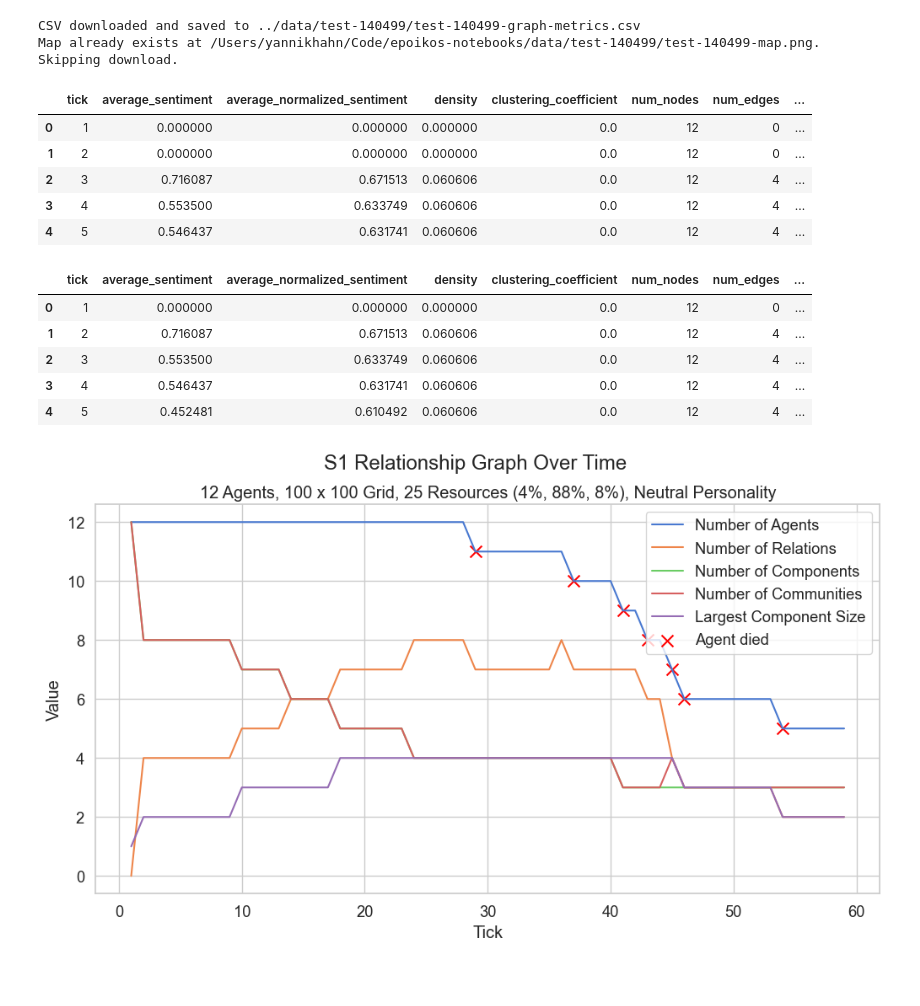
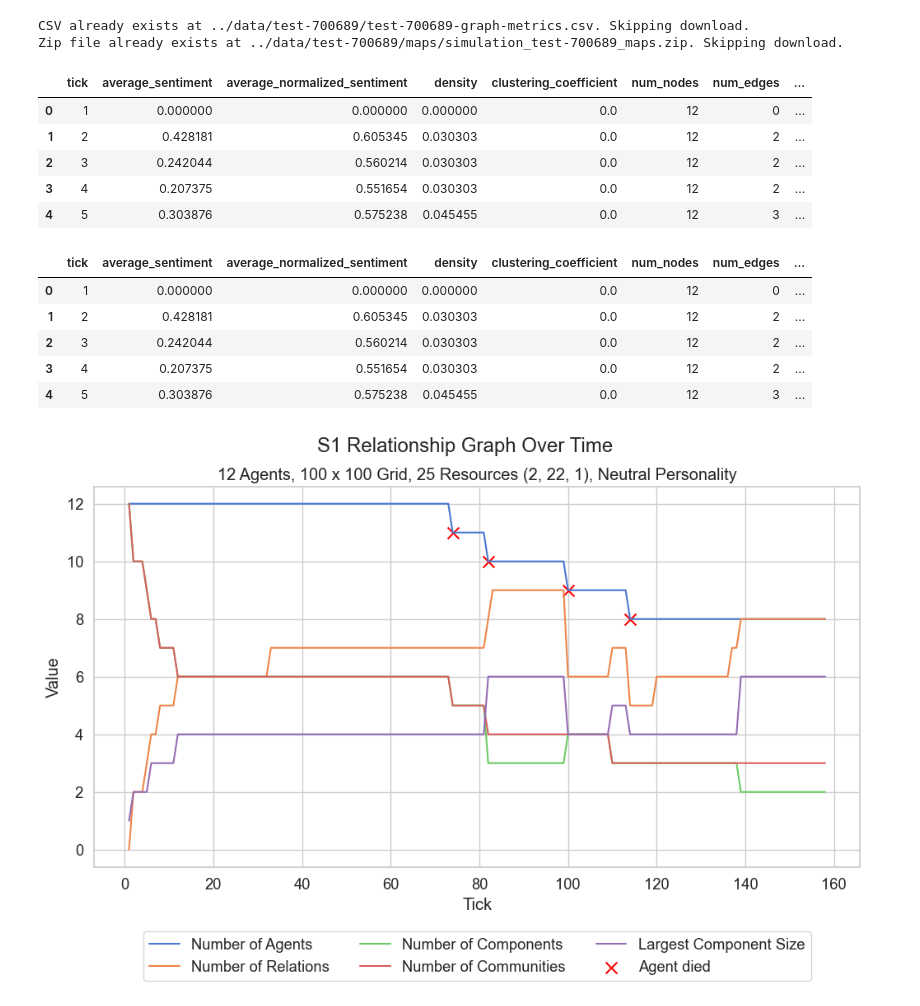
Before and after one commit to epoikos-project/notebooks, a Jupyter notebook: plots/relationship_graph.ipynb, the cells around one changed output. Saved outputs shown, nothing was run; the diff lists cells and outputs as text; code cells hidden in the pictures; blank space fills up the shorter version.

Commit message:
feat: add full map download

```diff
--- a/plots/relationship_graph.ipynb
+++ b/plots/relationship_graph.ipynb
@@ -11,25 +11,27 @@ import seaborn as sns
 import matplotlib.pyplot as plt
 import pandas as pd
 # %%
-simulation_id = "test-140499"
+
+simulation_id = "test-700689"
 personality = "Neutral Personality"
+redownload = False
 
 data_dir = os.path.abspath(os.path.join("..", "data", simulation_id))
 
-download_relationship_metrics_csv(simulation_id=simulation_id, redownload=False)
-download_map(simulation_id=simulation_id)
+download_relationship_metrics_csv(simulation_id=simulation_id, redownload=redownload)
+download_all_maps(simulation_id=simulation_id, redownload=redownload)
 df = read_relationship_metrics_csv(simulation_id=simulation_id)
 
 df.head()
 # %% [output]
-CSV downloaded and saved to ../data/test-140499/test-140499-graph-metrics.csv
-Map already exists at /Users/yannikhahn/Code/epoikos-notebooks/data/test-140499/test-140499-map.png. Skipping download.
+CSV already exists at ../data/test-700689/test-700689-graph-metrics.csv. Skipping download.
+Zip file already exists at ../data/test-700689/maps/simulation_test-700689_maps.zip. Skipping download.
 |  | tick | average_sentiment | average_normalized_sentiment | density | clustering_coefficient | num_nodes | num_edges | ... |
 | 0 | 1 | 0.000000 | 0.000000 | 0.000000 | 0.0 | 12 | 0 | ... |
-| 1 | 2 | 0.000000 | 0.000000 | 0.000000 | 0.0 | 12 | 0 | ... |
-| 2 | 3 | 0.716087 | 0.671513 | 0.060606 | 0.0 | 12 | 4 | ... |
-| 3 | 4 | 0.553500 | 0.633749 | 0.060606 | 0.0 | 12 | 4 | ... |
-| 4 | 5 | 0.546437 | 0.631741 | 0.060606 | 0.0 | 12 | 4 | ... |
+| 1 | 2 | 0.428181 | 0.605345 | 0.030303 | 0.0 | 12 | 2 | ... |
+| 2 | 3 | 0.242044 | 0.560214 | 0.030303 | 0.0 | 12 | 2 | ... |
+| 3 | 4 | 0.207375 | 0.551654 | 0.030303 | 0.0 | 12 | 2 | ... |
+| 4 | 5 | 0.303876 | 0.575238 | 0.045455 | 0.0 | 12 | 3 | ... |
 # %%
 df_filtered = pd.concat([
     df.iloc[[0]],
@@ -41,10 +43,10 @@ df_filtered.head()
 # %% [output]
 |  | tick | average_sentiment | average_normalized_sentiment | density | clustering_coefficient | num_nodes | num_edges | ... |
 | 0 | 1 | 0.000000 | 0.000000 | 0.000000 | 0.0 | 12 | 0 | ... |
-| 1 | 2 | 0.716087 | 0.671513 | 0.060606 | 0.0 | 12 | 4 | ... |
-| 2 | 3 | 0.553500 | 0.633749 | 0.060606 | 0.0 | 12 | 4 | ... |
-| 3 | 4 | 0.546437 | 0.631741 | 0.060606 | 0.0 | 12 | 4 | ... |
-| 4 | 5 | 0.452481 | 0.610492 | 0.060606 | 0.0 | 12 | 4 | ... |
+| 1 | 2 | 0.428181 | 0.605345 | 0.030303 | 0.0 | 12 | 2 | ... |
+| 2 | 3 | 0.242044 | 0.560214 | 0.030303 | 0.0 | 12 | 2 | ... |
+| 3 | 4 | 0.207375 | 0.551654 | 0.030303 | 0.0 | 12 | 2 | ... |
+| 4 | 5 | 0.303876 | 0.575238 | 0.045455 | 0.0 | 12 | 3 | ... |
 # %%
 world_data = get_world_data(simulation_id)
 agent_data = get_agent_data(simulation_id)
@@ -54,36 +56,41 @@ sns.set_theme(style="whitegrid", palette="muted", font_scale=1.2)
 selected_metrics = [
     ("num_nodes", "Number of Agents"),
     ("num_edges", "Number of Relations"),
     ("num_components", "Number of Components"),
     ("num_communities", "Number of Communities"),
     ("largest_component_size", "Largest Component Size"),
 ]
 
 plt.figure(figsize=(12, 6))
 for (metric, label) in selected_metrics:
     sns.lineplot(data=df_filtered, x="tick", y=metric, label=label)
 
 # Find ticks where 'num_nodes' changes, except at the first tick
 num_nodes = df_filtered['num_nodes']
 change_indices = num_nodes[num_nodes.diff() != 0].index
 change_indices = change_indices[change_indices != 0]  # exclude the first tick (index 0)
 change_ticks = df_filtered.loc[change_indices, 'tick']
 change_values = df_filtered.loc[change_indices, 'num_nodes']
 
 # Mark changes with red 'x'
 plt.scatter(change_ticks, change_values, color='red', marker='x', s=100, label='Agent died')
 
 plt.xlabel("Tick")
 plt.ylabel("Value")
 plt.title(generate_plot_title(world_data, len(agent_data), personality))
 plt.suptitle("S1 Relationship Graph Over Time")
-plt.legend()
+plt.legend(loc="upper center", bbox_to_anchor=(0.5, -0.15), ncol=3)
 
-plt.savefig(os.path.join(data_dir, f"{simulation_id}_number_of_x.png"), dpi=300)
+plt.savefig(
+    os.path.join(data_dir, f"{simulation_id}_number_of_x.png"),
+    dpi=300,
+    bbox_inches="tight",
+)
+
 
 plt.show()
 # %% [output]
-[figure, old version]
+[figure, new version]
 # %%
 import seaborn as sns
 
```
Also changed, not shown: parts of 2 cells of this notebook, 3 other files.
